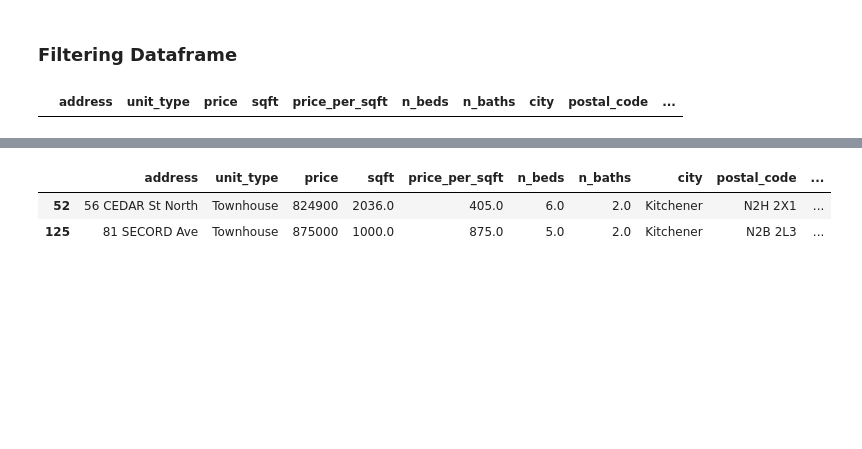
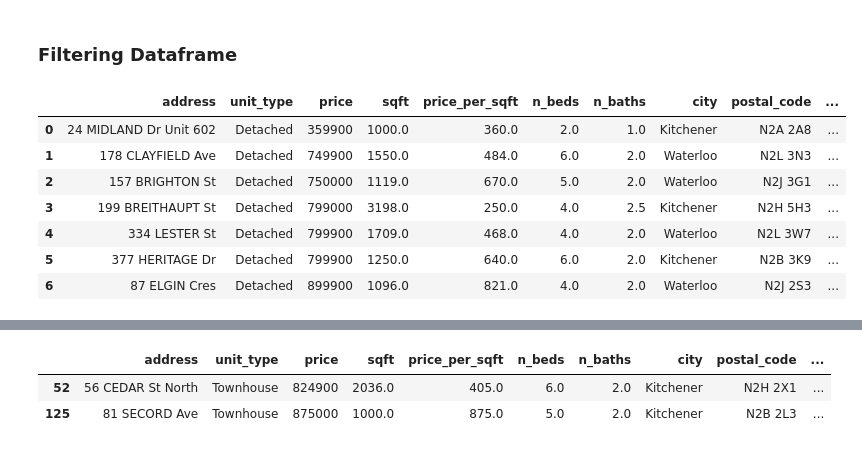
Before and after one commit to ColombianHeat/Misc, a Jupyter notebook: houses.ipynb, the cells around one changed output, grey strips where cells are left out. Saved outputs shown, nothing was run; the diff lists cells and outputs as text; code cells hidden in the pictures; blank space fills up the shorter version.

```diff
--- a/houses.ipynb
+++ b/houses.ipynb
@@ -264,11 +264,18 @@ unittype_pivot
 ### Filtering Dataframe
 # %%
 # Apply filters here to narrow down search
-df1 = df_lowPrice[(df.city == 'Kitchener') & (df_lowPrice.unit_type == 'Detached Single Family')].sort_values('price').head(10)
+df1 = df_lowPrice[(df.city == 'Kitchener') & (df_lowPrice.unit_type == 'Detached')].sort_values('price').head(10)
 df1 = df1.reset_index(drop=True)
 df1
 # %% [output]
 |  | address | unit_type | price | sqft | price_per_sqft | n_beds | n_baths | city | postal_code | ... |
+| 0 | 24 MIDLAND Dr Unit 602 | Detached | 359900 | 1000.0 | 360.0 | 2.0 | 1.0 | Kitchener | N2A 2A8 | ... |
+| 1 | 178 CLAYFIELD Ave | Detached | 749900 | 1550.0 | 484.0 | 6.0 | 2.0 | Waterloo | N2L 3N3 | ... |
+| 2 | 157 BRIGHTON St | Detached | 750000 | 1119.0 | 670.0 | 5.0 | 2.0 | Waterloo | N2J 3G1 | ... |
+| 3 | 199 BREITHAUPT St | Detached | 799000 | 3198.0 | 250.0 | 4.0 | 2.5 | Kitchener | N2H 5H3 | ... |
+| 4 | 334 LESTER St | Detached | 799900 | 1709.0 | 468.0 | 4.0 | 2.0 | Waterloo | N2L 3W7 | ... |
+| 5 | 377 HERITAGE Dr | Detached | 799900 | 1250.0 | 640.0 | 6.0 | 2.0 | Kitchener | N2B 3K9 | ... |
+| 6 | 87 ELGIN Cres | Detached | 899900 | 1096.0 | 821.0 | 4.0 | 2.0 | Waterloo | N2J 2S3 | ... |
 # %%
 # Apply filters here to narrow down search
 df2 = df_lowPrice[(df_lowPrice.unit_type != 'Apartment') & (df.closest_neighbourhood <= 2)].sort_values('closest_neighbourhood').head(10)
```
Also changed, not shown: parts of 1 cell of this notebook.
